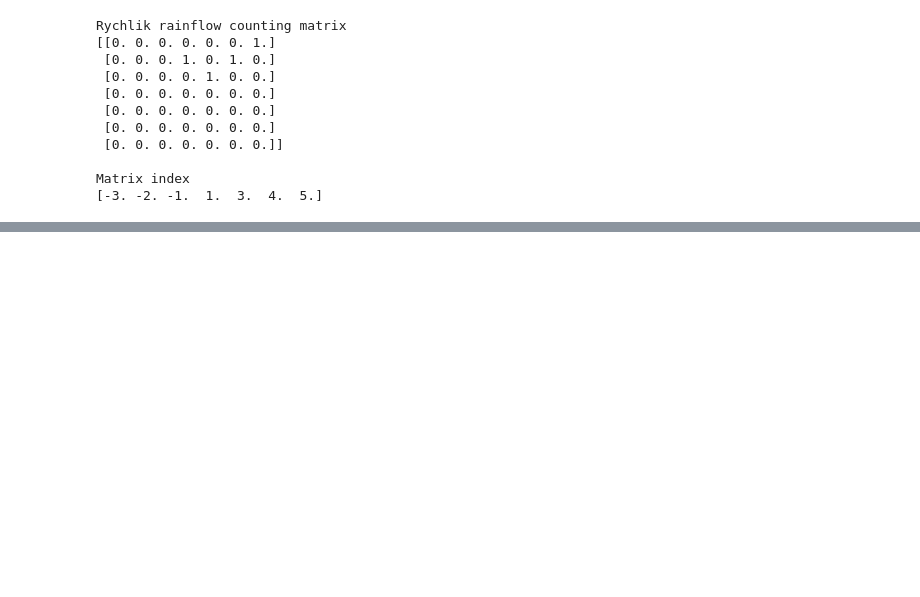
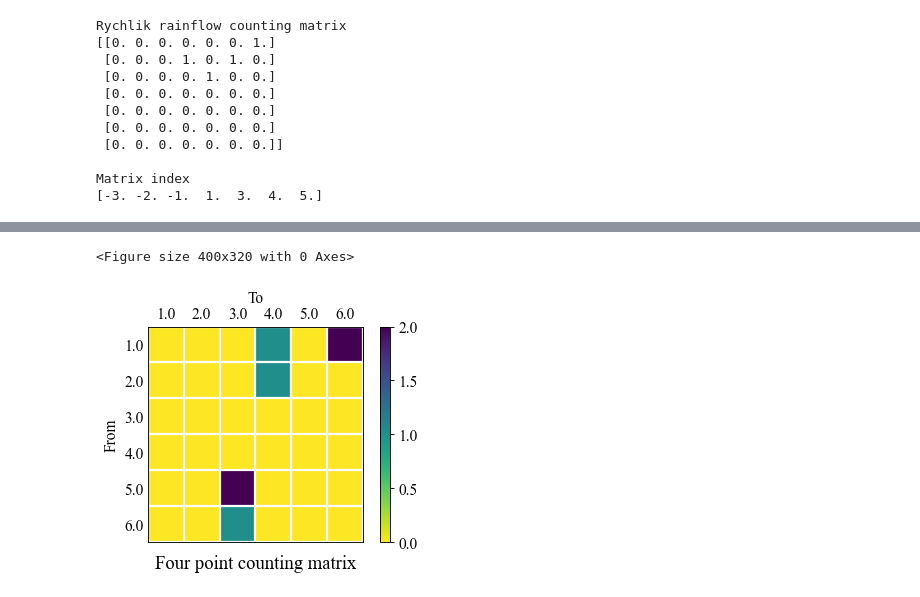
Before and after one commit to dpzhuX/ffpack, a Jupyter notebook: docs/source/moduleCookbook/lsmCycleCountingMatrix.ipynb, the cells around one changed output, grey strips where cells are left out. Drawn from its saved outputs; the diff is of its cells as text; code cells hidden in the pictures; blank space fills up the shorter version.

Commit message:
fourPointCountingMatrix

```diff
--- a/docs/source/moduleCookbook/lsmCycleCountingMatrix.ipynb
+++ b/docs/source/moduleCookbook/lsmCycleCountingMatrix.ipynb
@@ -484,0 +512,6 @@ plt.show()
+# %%
+fpcmData = [ 2, 5, 3, 6, 2, 4, 1, 6, 1, 4, 1, 5, 3, 6, 3, 6, 1, 5, 2 ]
+fpcmMat, fpcmIndex = fourPointCountingMatrix( fpcmData )
+
+fpcmMat = np.array( fpcmMat )
+fpcmIndex = np.array( fpcmIndex ).astype( float )
@@ -484,0 +535,26 @@ plt.show()
+# %%
+plt.set_cmap( "viridis_r" )
+fig, ax = plt.subplots()
+
+cax = ax.matshow( fpcmMat )
+
+ax.tick_params( axis='x', direction="in", length=5, top=False, bottom=False )
+ax.tick_params( axis='y', direction="in", length=5, left=False, right=False )
+ax.tick_params( axis='x', which="minor", top=False, bottom=False )
+ax.tick_params( axis='y', which="minor", left=False, right=False )
+ax.set_xticklabels( [ '' ] + fpcmIndex.tolist() )
+ax.set_yticklabels( [ '' ] + fpcmIndex.tolist() )
+ax.set_xticks( np.arange( -.5, len( fpcmIndex ), 1 ), minor=True )
+ax.set_yticks( np.arange( -.5, len( fpcmIndex ), 1 ), minor=True )
+ax.grid( which="minor", color='w', linestyle='-', linewidth=2 )
+ax.set_ylabel( "From" )
+ax.set_xlabel( "To" )
+ax.xaxis.set_label_position( "top" )
+ax.set_title( "Four point counting matrix", y=-0.15 )
+
+fig.colorbar( cax )
+plt.tight_layout()
+plt.show()
+# %% [output]
+<Figure size 400x320 with 0 Axes>
+[figure, added]
```
Also changed, not shown: parts of 11 cells of this notebook, 3 other files.
